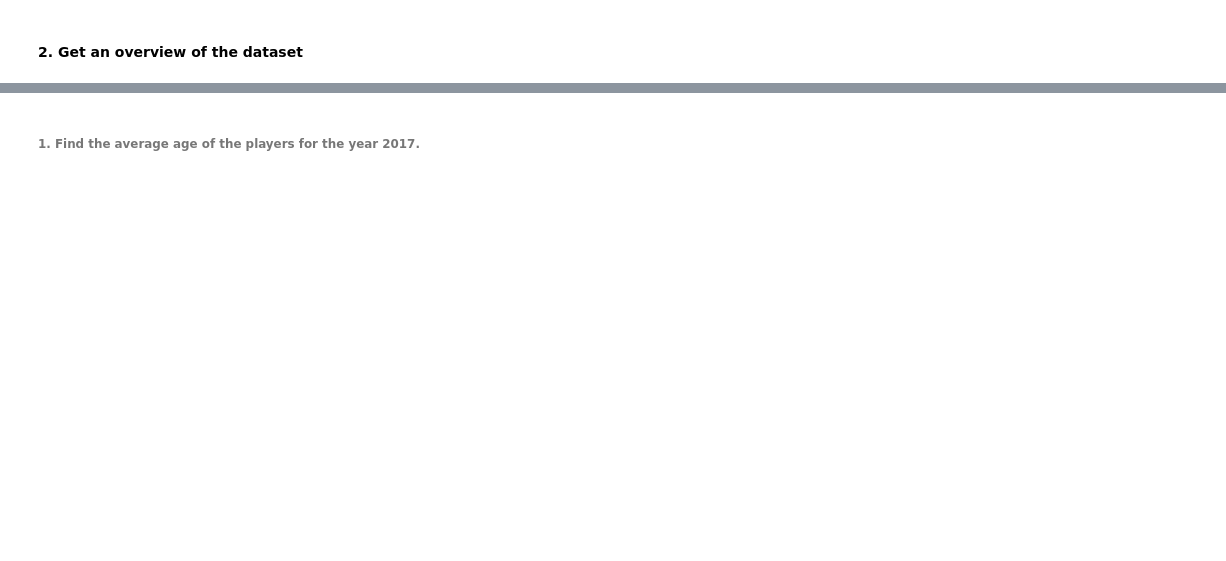
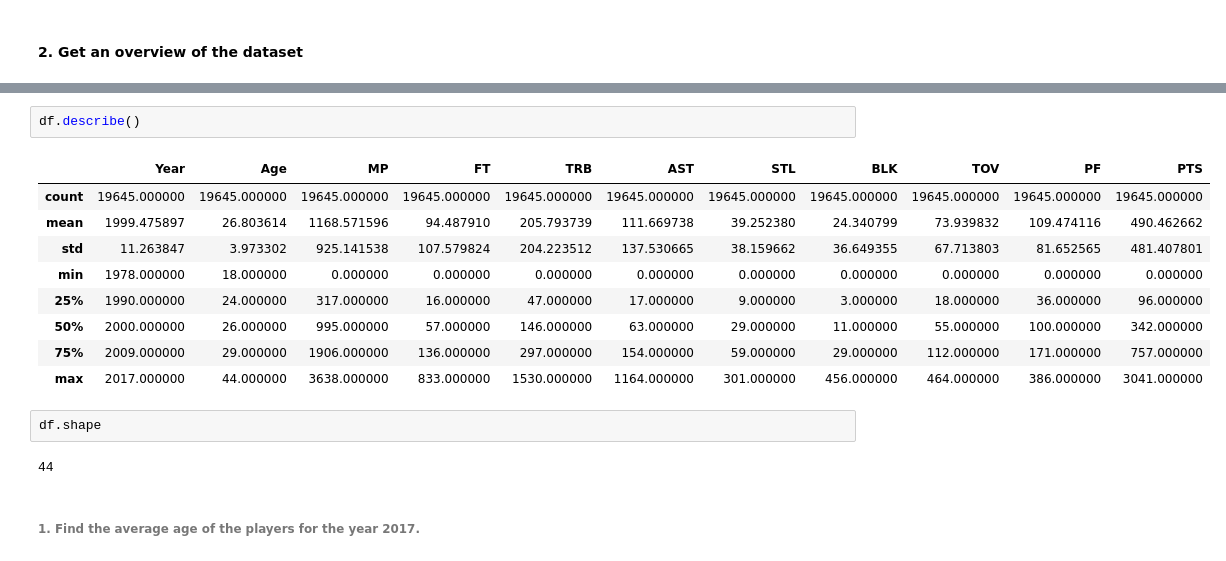
Before and after one commit to Hans345/MachLeWorkDir, a Jupyter notebook: SW01/Exercise1.ipynb, the cells around one changed output, grey strips where cells are left out. Saved outputs shown, nothing was run; the diff lists cells and outputs as text; blank space fills up the shorter version.

```diff
--- a/SW01/Exercise1.ipynb
+++ b/SW01/Exercise1.ipynb
@@ -16,3 +47,19 @@ import matplotlib.pyplot as plt
+# %%
+df.describe()
+# %% [output]
+|  | Year | Age | MP | FT | TRB | AST | STL | BLK | TOV | PF | PTS |
+| count | 19645.000000 | 19645.000000 | 19645.000000 | 19645.000000 | 19645.000000 | 19645.000000 | 19645.000000 | 19645.000000 | 19645.000000 | 19645.000000 | 19645.000000 |
+| mean | 1999.475897 | 26.803614 | 1168.571596 | 94.487910 | 205.793739 | 111.669738 | 39.252380 | 24.340799 | 73.939832 | 109.474116 | 490.462662 |
+| std | 11.263847 | 3.973302 | 925.141538 | 107.579824 | 204.223512 | 137.530665 | 38.159662 | 36.649355 | 67.713803 | 81.652565 | 481.407801 |
+| min | 1978.000000 | 18.000000 | 0.000000 | 0.000000 | 0.000000 | 0.000000 | 0.000000 | 0.000000 | 0.000000 | 0.000000 | 0.000000 |
+| 25% | 1990.000000 | 24.000000 | 317.000000 | 16.000000 | 47.000000 | 17.000000 | 9.000000 | 3.000000 | 18.000000 | 36.000000 | 96.000000 |
+| 50% | 2000.000000 | 26.000000 | 995.000000 | 57.000000 | 146.000000 | 63.000000 | 29.000000 | 11.000000 | 55.000000 | 100.000000 | 342.000000 |
+| 75% | 2009.000000 | 29.000000 | 1906.000000 | 136.000000 | 297.000000 | 154.000000 | 59.000000 | 29.000000 | 112.000000 | 171.000000 | 757.000000 |
+| max | 2017.000000 | 44.000000 | 3638.000000 | 833.000000 | 1530.000000 | 1164.000000 | 301.000000 | 456.000000 | 464.000000 | 386.000000 | 3041.000000 |
+# %%
+df.shape
+# %% [output]
+44
 # %% [markdown]
 ###### 1. Find the average age of the players for the year 2017.
 # %%
```
Also changed, not shown: parts of 12 cells of this notebook.
